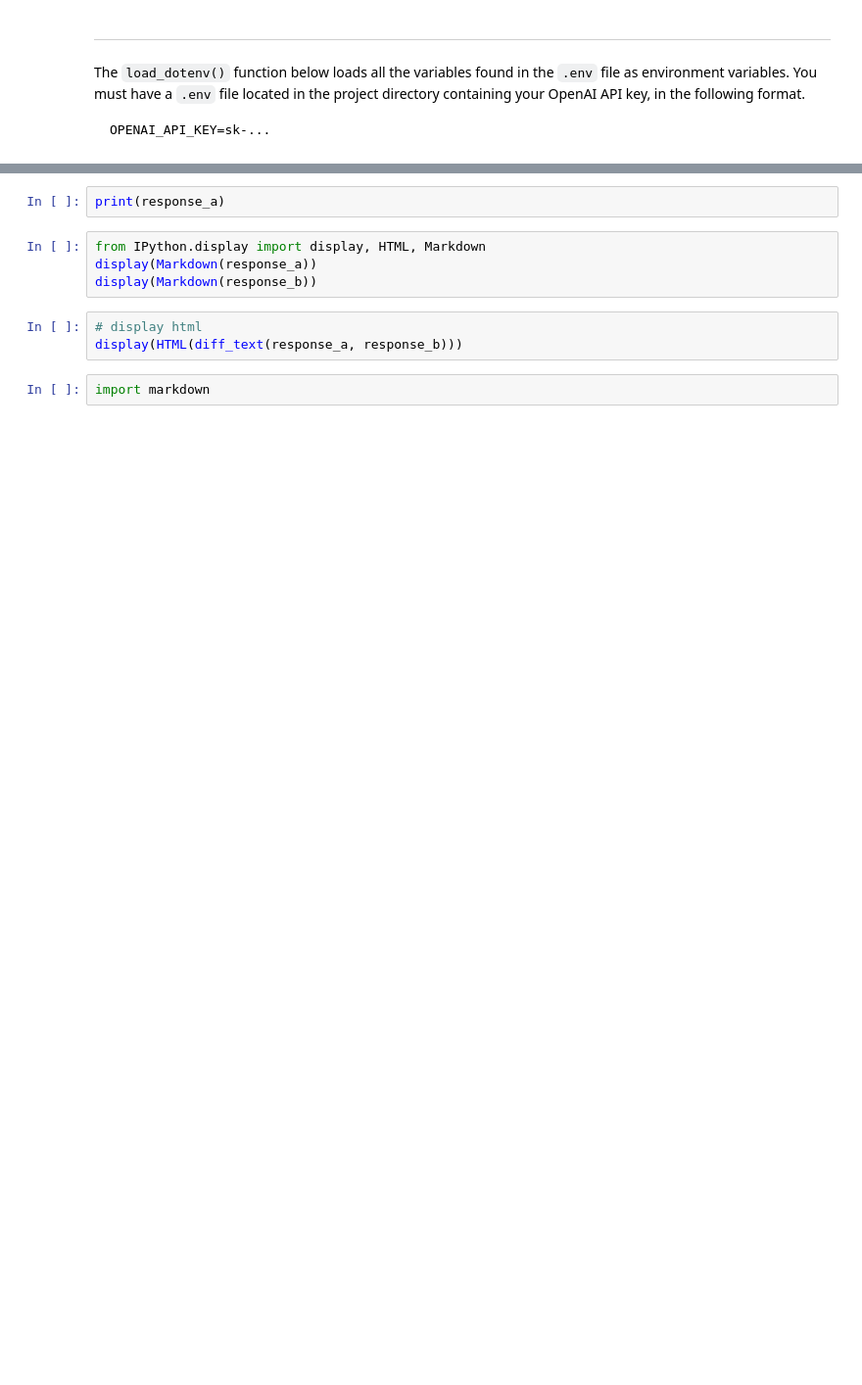
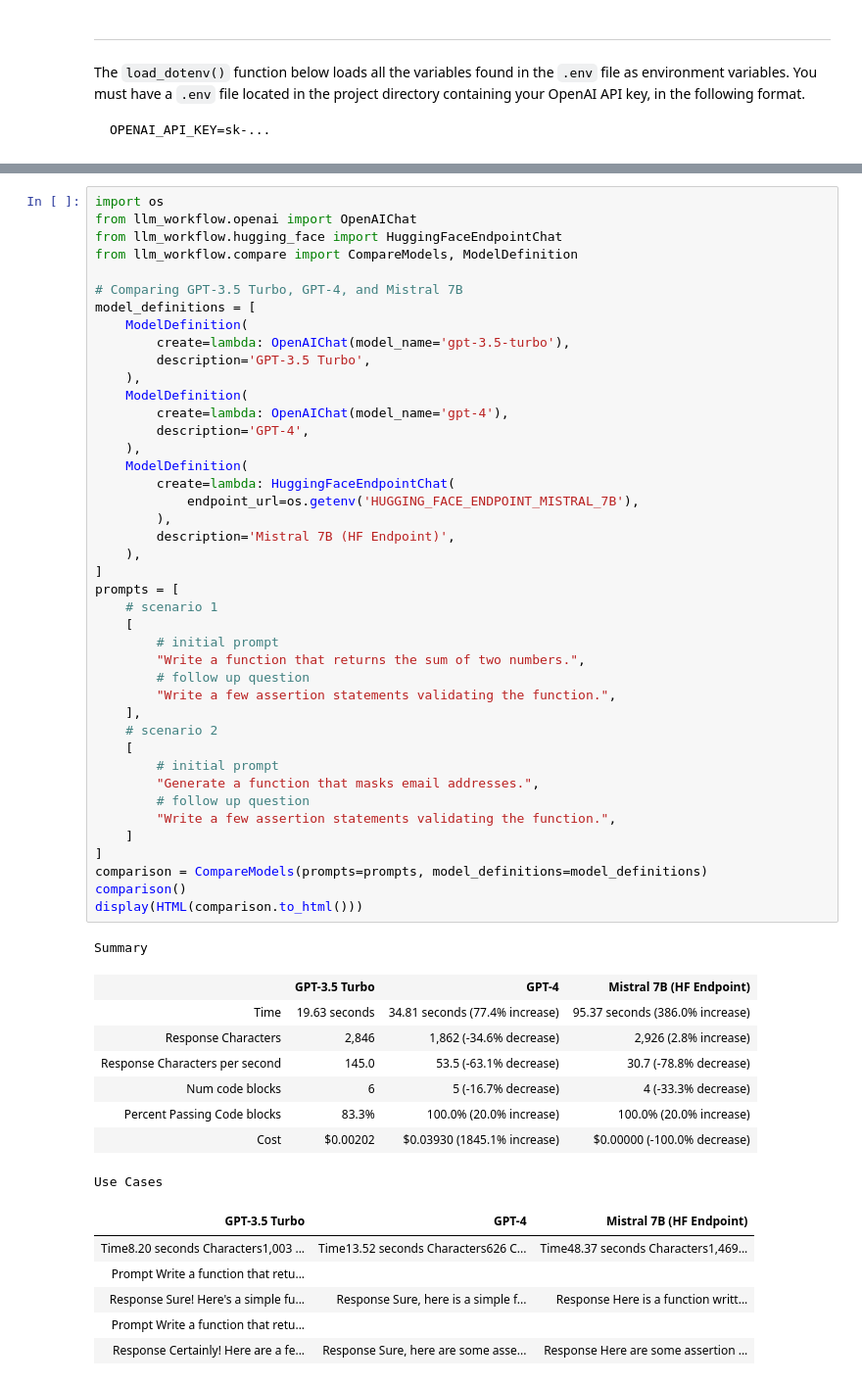
Before and after one commit to shane-kercheval/llm-workflow, a Jupyter notebook: examples/compare.ipynb, the cells around one changed output, grey strips where cells are left out. Shown at 98% size. Drawn from its saved outputs; the diff is of its cells as text; blank space fills up the shorter version.

```diff
--- a/examples/compare.ipynb
+++ b/examples/compare.ipynb
@@ -1121,11 +23,58 @@ def diff_text(
-# %%
-print(response_a)
-# %%
-from IPython.display import display, HTML, Markdown
-display(Markdown(response_a))
-display(Markdown(response_b))
-# %%
-# display html
-display(HTML(diff_text(response_a, response_b)))
-# %%
-import markdown
+# %%
+import os
+from llm_workflow.openai import OpenAIChat
+from llm_workflow.hugging_face import HuggingFaceEndpointChat
+from llm_workflow.compare import CompareModels, ModelDefinition
+
+# Comparing GPT-3.5 Turbo, GPT-4, and Mistral 7B
+model_definitions = [
+    ModelDefinition(
+        create=lambda: OpenAIChat(model_name='gpt-3.5-turbo'),
+        description='GPT-3.5 Turbo',
+    ),
+    ModelDefinition(
+        create=lambda: OpenAIChat(model_name='gpt-4'),
+        description='GPT-4',
+    ),
+    ModelDefinition(
+        create=lambda: HuggingFaceEndpointChat(
+            endpoint_url=os.getenv('HUGGING_FACE_ENDPOINT_MISTRAL_7B'),
+        ),
+        description='Mistral 7B (HF Endpoint)',
+    ),
+]
+prompts = [
+    # scenario 1
+    [
+        # initial prompt
+        "Write a function that returns the sum of two numbers.",
+        # follow up question
+        "Write a few assertion statements validating the function.",
+    ],
+    # scenario 2
+    [
+        # initial prompt
+        "Generate a function that masks email addresses.",
+        # follow up question
+        "Write a few assertion statements validating the function.",
+    ]
+]
+comparison = CompareModels(prompts=prompts, model_definitions=model_definitions)
+comparison()
+display(HTML(comparison.to_html()))
+# %% [output]
+Summary
+|  | GPT-3.5 Turbo | GPT-4 | Mistral 7B (HF Endpoint) |
+| Time | 19.63 seconds | 34.81 seconds (77.4% increase) | 95.37 seconds (386.0% increase) |
+| Response Characters | 2,846 | 1,862 (-34.6% decrease) | 2,926 (2.8% increase) |
+| Response Characters per second | 145.0 | 53.5 (-63.1% decrease) | 30.7 (-78.8% decrease) |
+| Num code blocks | 6 | 5 (-16.7% decrease) | 4 (-33.3% decrease) |
+| Percent Passing Code blocks | 83.3% | 100.0% (20.0% increase) | 100.0% (20.0% increase) |
+| Cost | $0.00202 | $0.03930 (1845.1% increase) | $0.00000 (-100.0% decrease) |
+Use Cases
+| GPT-3.5 Turbo | GPT-4 | Mistral 7B (HF Endpoint) |
+| Time8.20 seconds Characters1,003 ... | Time13.52 seconds Characters626 C... | Time48.37 seconds Characters1,469... |
+| Prompt Write a function that retu... |  |  |
+| Response Sure! Here's a simple fu... | Response Sure, here is a simple f... | Response Here is a function writt... |
+| Prompt Write a function that retu... |  |  |
+| Response Certainly! Here are a fe... | Response Sure, here are some asse... | Response Here are some assertion ... |
```
Also changed, not shown: parts of 38 cells of this notebook.
